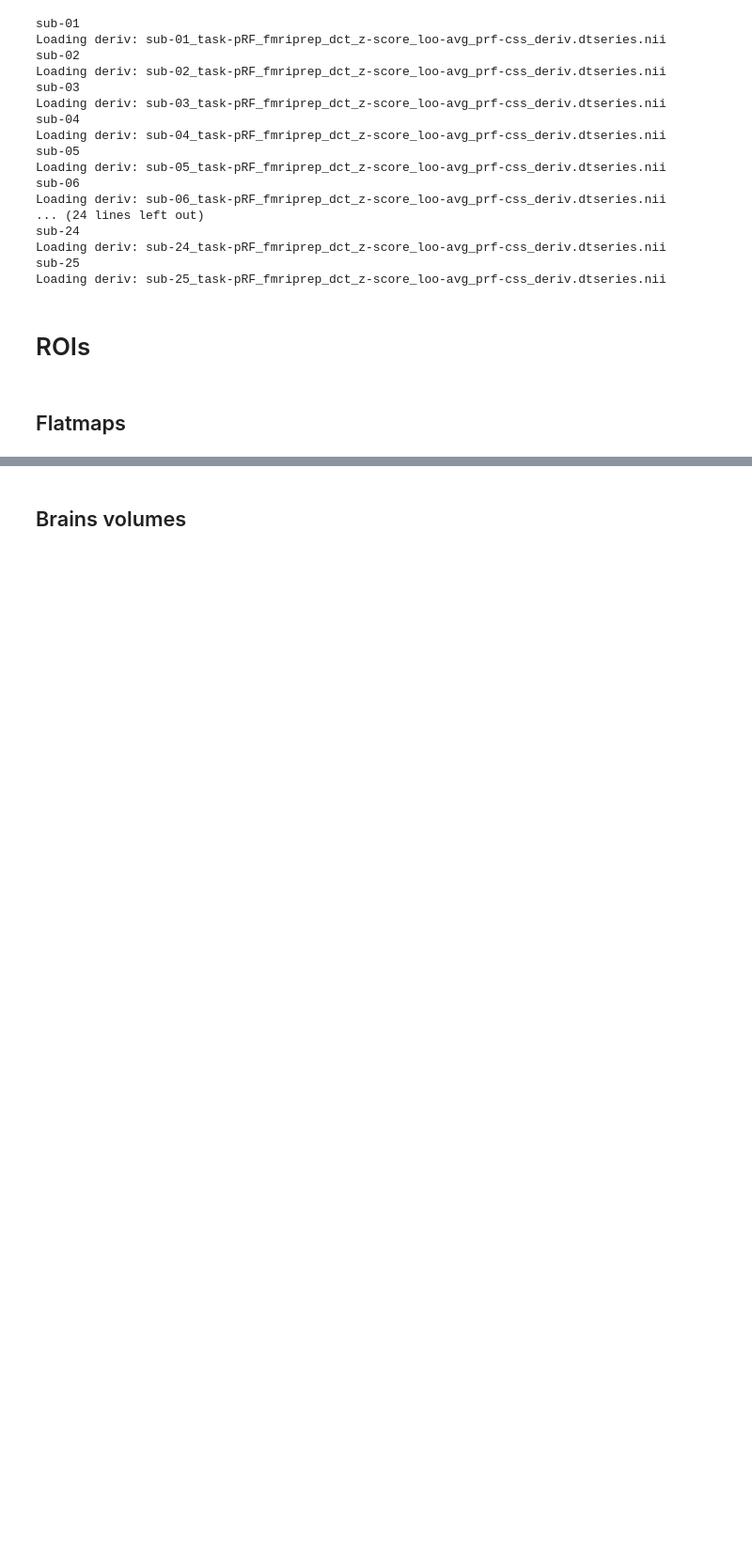
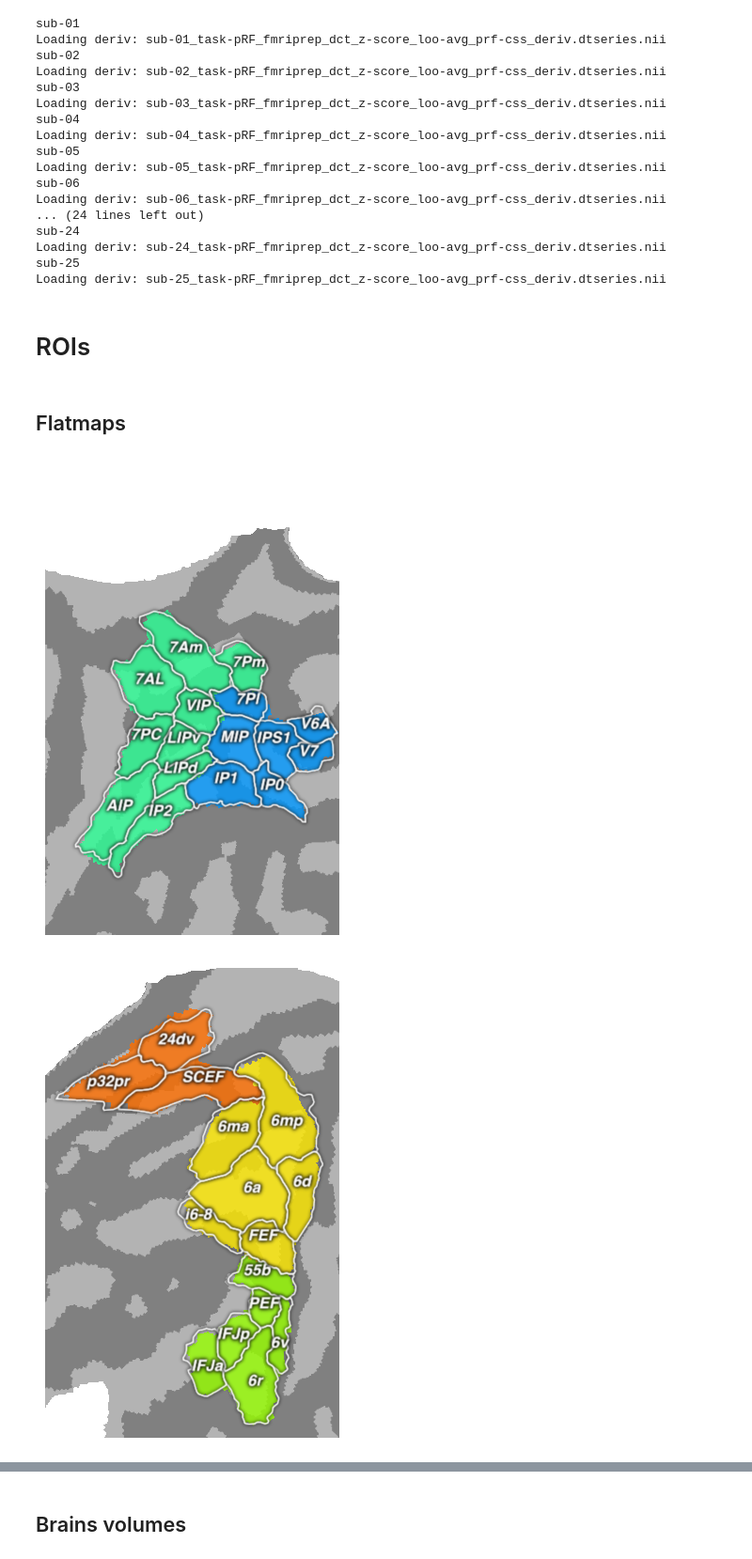
Before and after one commit to mszinte/pRF_analysis, a Jupyter notebook: RetinoMaps/dev/Paper/pycortex_plots.ipynb, the cells around one changed output, grey strips where cells are left out. Shown at 94% size. Saved outputs shown, nothing was run; the diff lists cells and outputs as text; code cells hidden in the pictures; blank space fills up the shorter version.

```diff
--- a/RetinoMaps/dev/Paper/pycortex_plots.ipynb
+++ b/RetinoMaps/dev/Paper/pycortex_plots.ipynb
@@ -356,9 +356,9 @@ vmin = 0
 vmax = 12
 cmap_steps = len(colormap_dict)
 
-# val = np.linspace(0, 1, cmap_steps, endpoint=False)
-# base = cortex.utils.get_cmap(cmap)
-# colmap = colors.LinearSegmentedColormap.from_list('my_colmap', base(val), N=cmap_steps)
+val = np.linspace(0, 1, cmap_steps, endpoint=False)
+base = cortex.utils.get_cmap(cmap)
+colmap = colors.LinearSegmentedColormap.from_list('my_colmap', base(val), N=cmap_steps)
 
 
 
@@ -430,32 +430,35 @@ for zoom, cfg in zooms.items():
     xmax = roi_pts[:, 0].max() + xmax_add
     ymin = roi_pts[:, 1].min() + ymin_add
     ymax = roi_pts[:, 1].max() + ymax_add
 
     if (xmax - xmin) < target_width:
         xmax += target_width - (xmax - xmin)
     else:
         xmax = xmin + target_width
 
     if (ymax - ymin) < target_height:
         ymax += target_height - (ymax - ymin)
     else:
         ymax = ymin + target_height
 
     # Génération et sauvegarde
     fig = cortex.quickshow(
         braindata, depth=1, thick=1, sampler='nearest',
         with_curvature=True, nanmean=True, with_labels=True,
         with_colorbar=False, with_borders=True,
         curvature_brightness=0.60, curvature_contrast=0.20,
         with_figure=True,
         overlay_file=overlay_fn,
     )
     ax = fig.axes[0]
     ax.axis([xmin, xmax, ymin, ymax])
     ax.set_position([0, 0, 1, 1])
     ax.axis('off')
     fig.set_size_inches(5, 5)
 
     out_path = "{}/{}_roi_{}.pdf".format(flatmaps_dir, subject, zoom)
-    plt.savefig(out_path, bbox_inches='tight', pad_inches=0, dpi=500)
-    plt.close(fig)
+    # plt.savefig(out_path, bbox_inches='tight', pad_inches=0, dpi=500)
+    # plt.close(fig)
+# %% [output]
+[figure, added]
+[figure, added]
```
Also changed, not shown: parts of 3 cells of this notebook, 16 other files.
